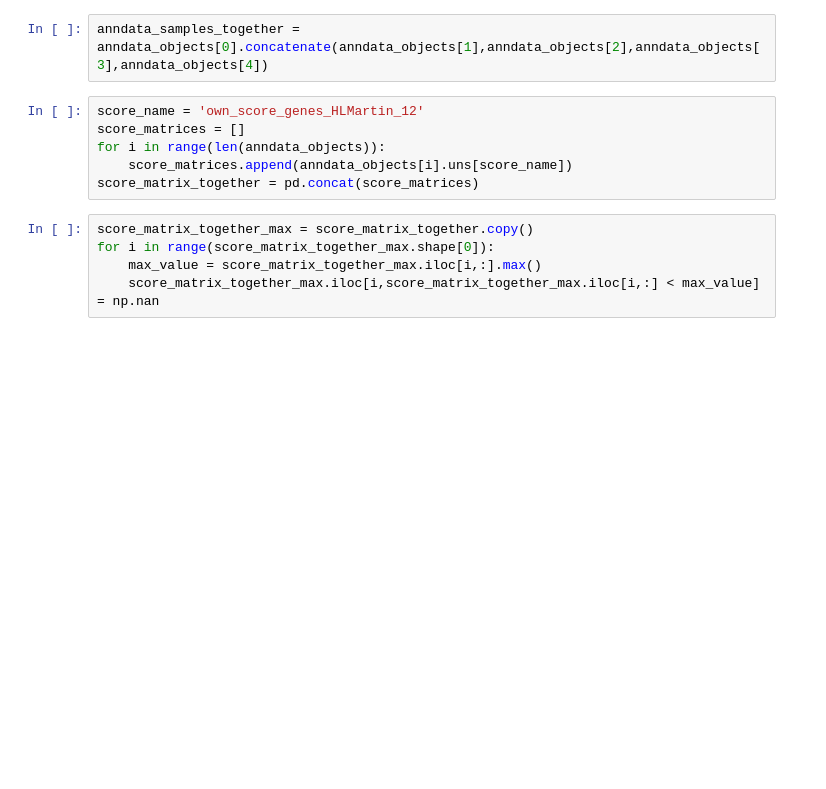
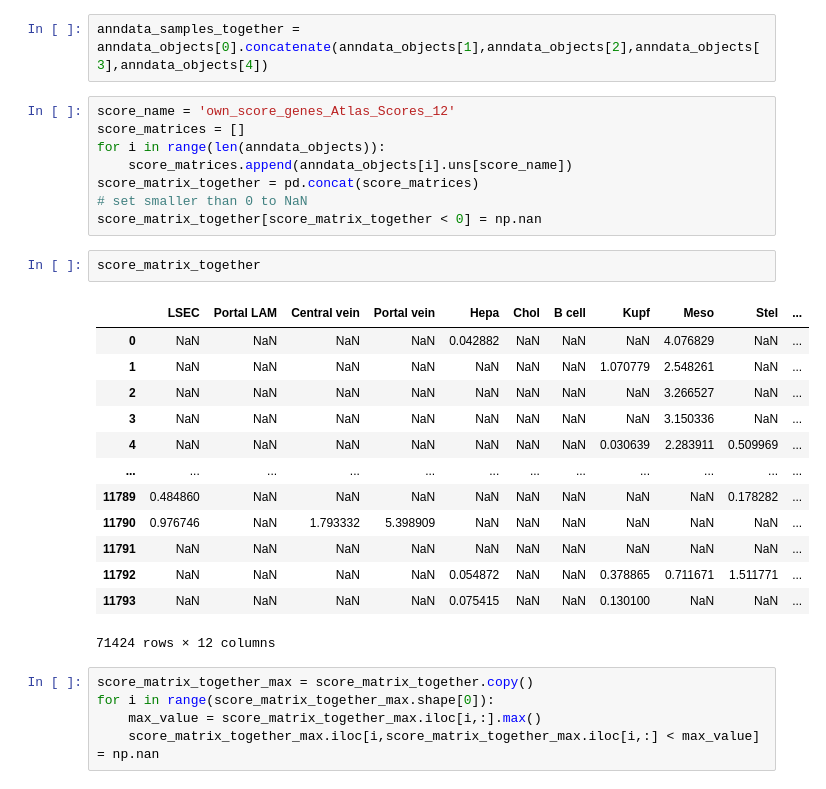
Before and after one commit to WoutVanhenden/Thesis, a Jupyter notebook: extra_plots.ipynb, the cells around one changed output. Drawn from its saved outputs; the diff is of its cells as text; blank space fills up the shorter version.

```diff
--- a/extra_plots.ipynb
+++ b/extra_plots.ipynb
@@ -51,11 +51,29 @@ for i in range(len(anndata_objects)):
 # %%
 anndata_samples_together = anndata_objects[0].concatenate(anndata_objects[1],anndata_objects[2],anndata_objects[3],anndata_objects[4])
 # %%
-score_name = 'own_score_genes_HLMartin_12'
+score_name = 'own_score_genes_Atlas_Scores_12'
 score_matrices = []
 for i in range(len(anndata_objects)):
     score_matrices.append(anndata_objects[i].uns[score_name])
 score_matrix_together = pd.concat(score_matrices)
+# set smaller than 0 to NaN
+score_matrix_together[score_matrix_together < 0] = np.nan
+# %%
+score_matrix_together
+# %% [output]
+|  | LSEC | Portal LAM | Central vein | Portal vein | Hepa | Chol | B cell | Kupf | Meso | Stel | ... |
+| 0 | NaN | NaN | NaN | NaN | 0.042882 | NaN | NaN | NaN | 4.076829 | NaN | ... |
+| 1 | NaN | NaN | NaN | NaN | NaN | NaN | NaN | 1.070779 | 2.548261 | NaN | ... |
+| 2 | NaN | NaN | NaN | NaN | NaN | NaN | NaN | NaN | 3.266527 | NaN | ... |
+| 3 | NaN | NaN | NaN | NaN | NaN | NaN | NaN | NaN | 3.150336 | NaN | ... |
+| 4 | NaN | NaN | NaN | NaN | NaN | NaN | NaN | 0.030639 | 2.283911 | 0.509969 | ... |
+| ... | ... | ... | ... | ... | ... | ... | ... | ... | ... | ... | ... |
+| 11789 | 0.484860 | NaN | NaN | NaN | NaN | NaN | NaN | NaN | NaN | 0.178282 | ... |
+| 11790 | 0.976746 | NaN | 1.793332 | 5.398909 | NaN | NaN | NaN | NaN | NaN | NaN | ... |
+| 11791 | NaN | NaN | NaN | NaN | NaN | NaN | NaN | NaN | NaN | NaN | ... |
+| 11792 | NaN | NaN | NaN | NaN | 0.054872 | NaN | NaN | 0.378865 | 0.711671 | 1.511771 | ... |
+| 11793 | NaN | NaN | NaN | NaN | 0.075415 | NaN | NaN | 0.130100 | NaN | NaN | ... |
+71424 rows × 12 columns
 # %%
 score_matrix_together_max = score_matrix_together.copy()
 for i in range(score_matrix_together_max.shape[0]):
```
Also changed, not shown: parts of 1 cell of this notebook.
